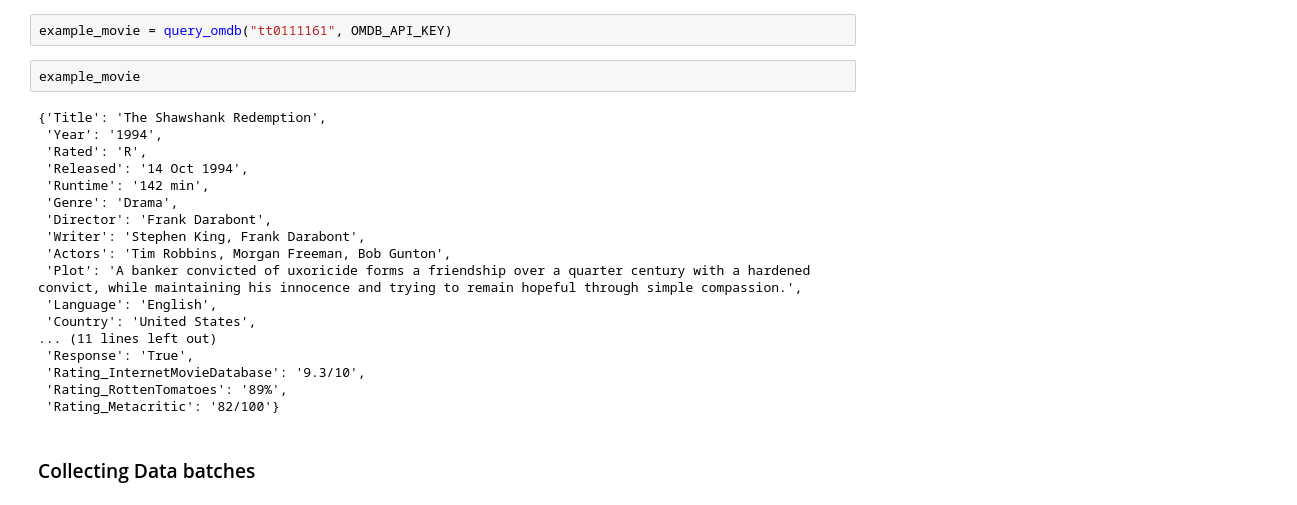
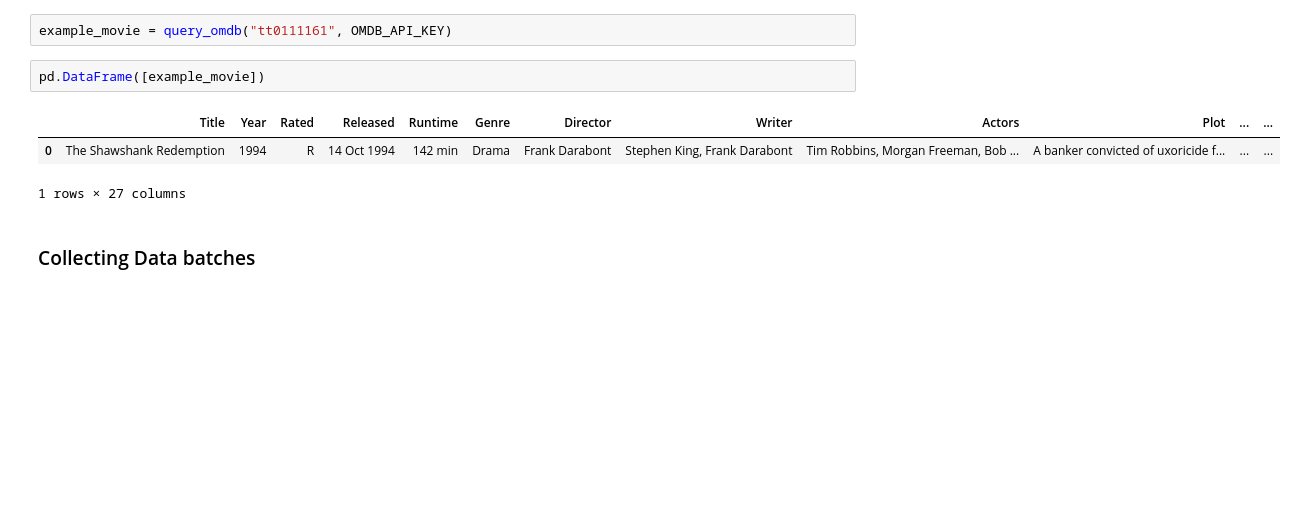
Before and after one commit to skrigel/cinema_by_the_numbers, a Jupyter notebook: omdb_api/collecting_data.ipynb, the cells around one changed output. Saved outputs shown, nothing was run; the diff lists cells and outputs as text; blank space fills up the shorter version.

```diff
--- a/omdb_api/collecting_data.ipynb
+++ b/omdb_api/collecting_data.ipynb
@@ -58,26 +49,12 @@ Note that there are a bunch of different endpoints for different sorts of info,
 View API Reference here: [OMDB API Reference](www.omdbapi.com)
 # %%
 example_movie = query_omdb("tt0111161", OMDB_API_KEY)
-# %%
-example_movie
-# %% [output]
-{'Title': 'The Shawshank Redemption',
- 'Year': '1994',
- 'Rated': 'R',
- 'Released': '14 Oct 1994',
- 'Runtime': '142 min',
- 'Genre': 'Drama',
- 'Director': 'Frank Darabont',
- 'Writer': 'Stephen King, Frank Darabont',
- 'Actors': 'Tim Robbins, Morgan Freeman, Bob Gunton',
- 'Plot': 'A banker convicted of uxoricide forms a friendship over a quarter century with a hardened convict, while maintaining his innocence and trying to remain hopeful through simple compassion.',
- 'Language': 'English',
- 'Country': 'United States',
-... (11 lines left out)
- 'Response': 'True',
- 'Rating_InternetMovieDatabase': '9.3/10',
- 'Rating_RottenTomatoes': '89%',
- 'Rating_Metacritic': '82/100'}
+# %%
+pd.DataFrame([example_movie])
+# %% [output]
+|  | Title | Year | Rated | Released | Runtime | Genre | Director | Writer | Actors | Plot | ... | ... |
+| 0 | The Shawshank Redemption | 1994 | R | 14 Oct 1994 | 142 min | Drama | Frank Darabont | Stephen King, Frank Darabont | Tim Robbins, Morgan Freeman, Bob ... | A banker convicted of uxoricide f... | ... | ... |
+1 rows × 27 columns
 # %% [markdown]
 ### Collecting Data batches
 # %%
```
Also changed, not shown: parts of 11 cells of this notebook, 14 other files.
